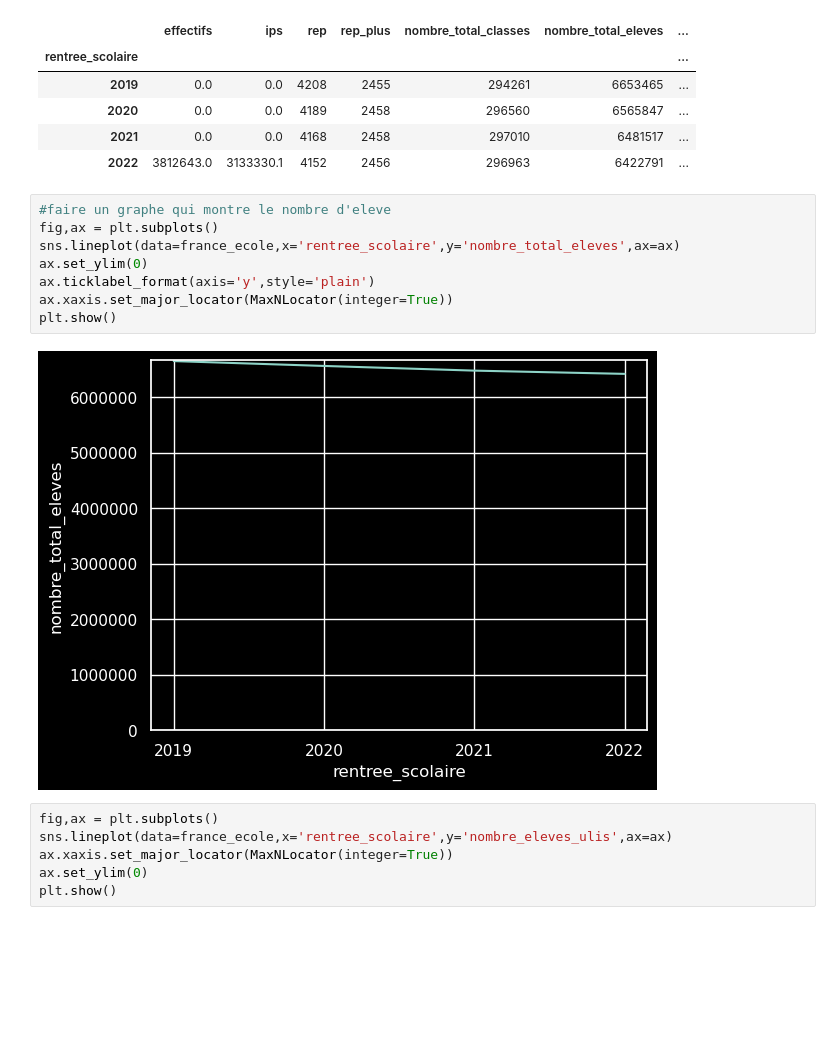
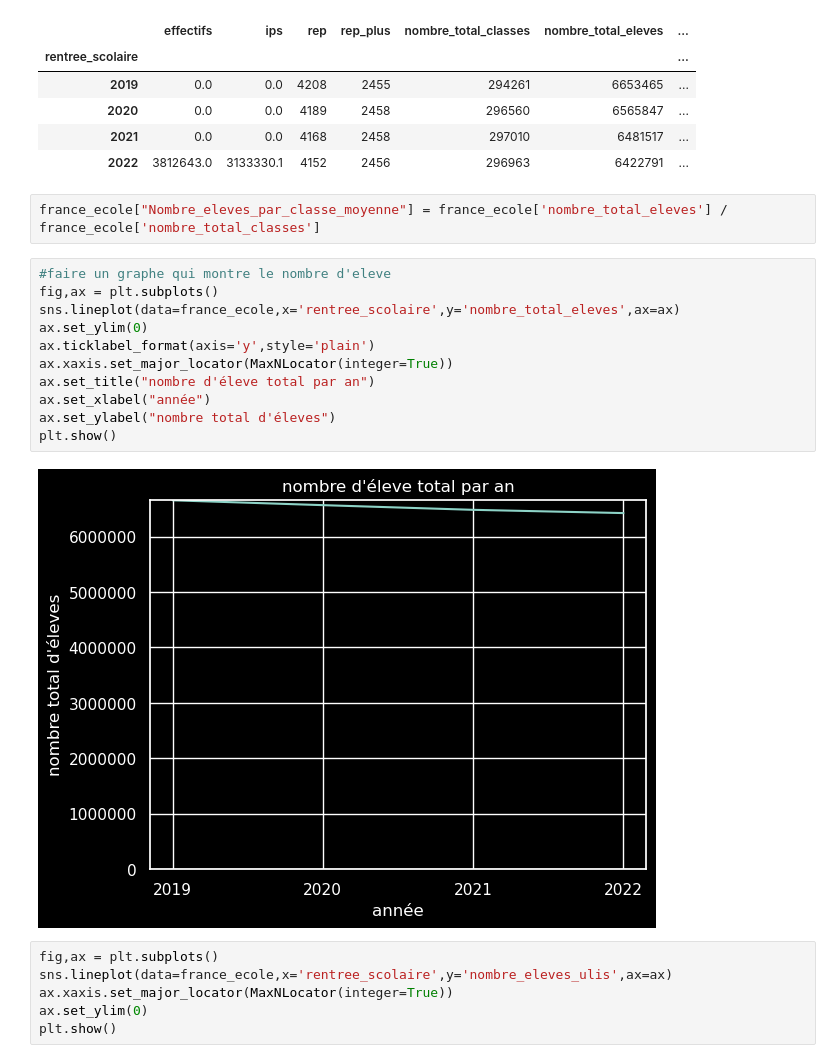
Before and after one commit to barrmath/data_educ, a Jupyter notebook: nettoyage_et_analyse.ipynb, the cells around one changed output. Drawn from its saved outputs; the diff is of its cells as text; blank space fills up the shorter version.

Commit message:
continue graphes

```diff
--- a/nettoyage_et_analyse.ipynb
+++ b/nettoyage_et_analyse.ipynb
@@ -200,16 +198,21 @@ france_ecole.head()
 | 2020 | 0.0 | 0.0 | 4189 | 2458 | 296560 | 6565847 | ... |
 | 2021 | 0.0 | 0.0 | 4168 | 2458 | 297010 | 6481517 | ... |
 | 2022 | 3812643.0 | 3133330.1 | 4152 | 2456 | 296963 | 6422791 | ... |
+# %%
+france_ecole["Nombre_eleves_par_classe_moyenne"] = france_ecole['nombre_total_eleves'] / france_ecole['nombre_total_classes']
 # %%
 #faire un graphe qui montre le nombre d'eleve
 fig,ax = plt.subplots()
 sns.lineplot(data=france_ecole,x='rentree_scolaire',y='nombre_total_eleves',ax=ax)
 ax.set_ylim(0)
 ax.ticklabel_format(axis='y',style='plain')
 ax.xaxis.set_major_locator(MaxNLocator(integer=True))
+ax.set_title("nombre d'éleve total par an")
+ax.set_xlabel("année")
+ax.set_ylabel("nombre total d'éleves")
 plt.show()
 # %% [output]
-[figure, old version]
+[figure, new version]
 # %%
 fig,ax = plt.subplots()
 sns.lineplot(data=france_ecole,x='rentree_scolaire',y='nombre_eleves_ulis',ax=ax)
```
Also changed, not shown: parts of 4 cells of this notebook.
